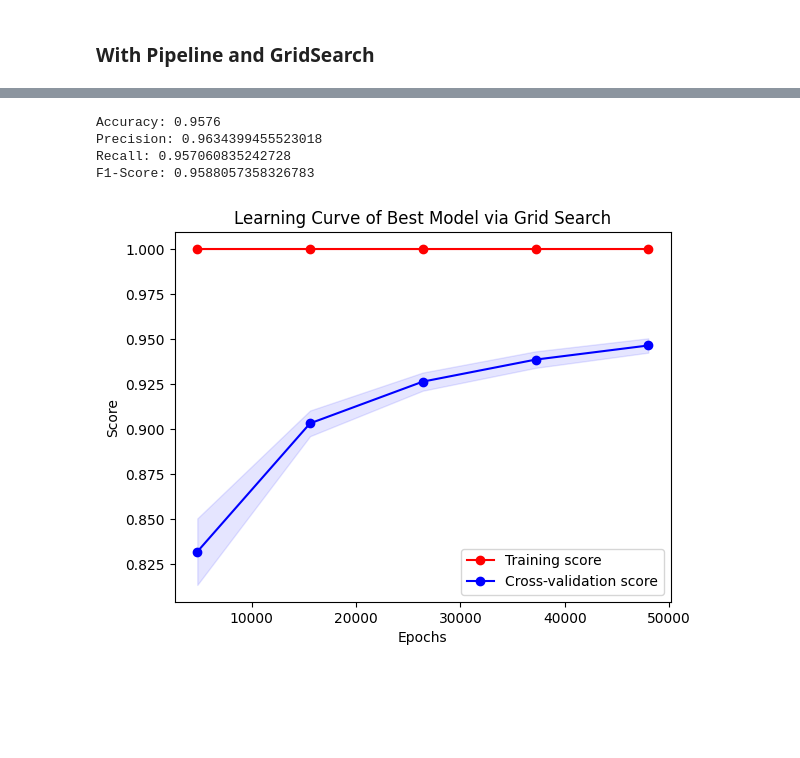
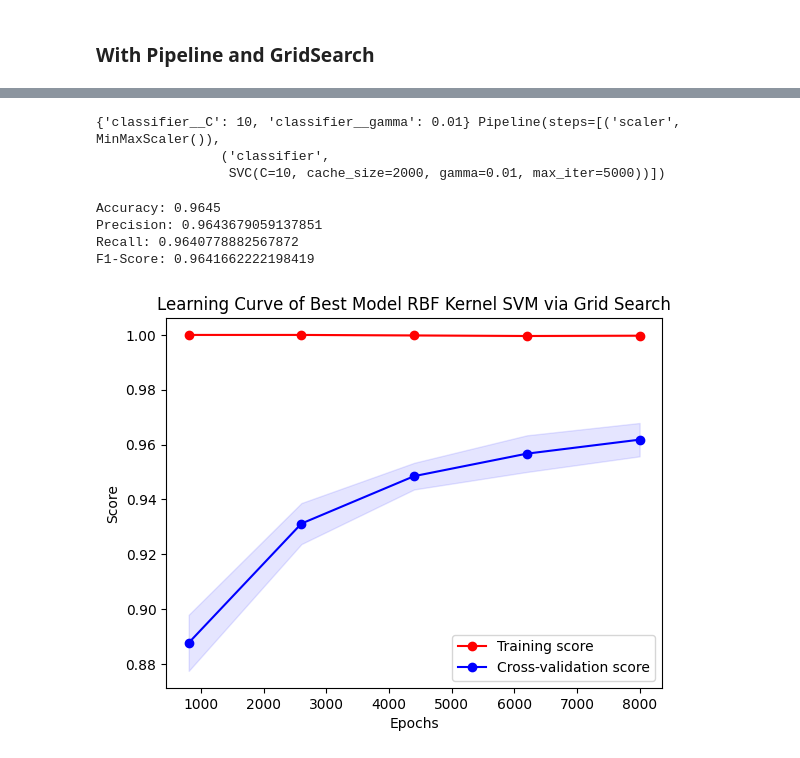
Before and after one commit to EZRA-DVLPR/MachineLearning-Comp542, a Jupyter notebook: assignment3/assignment3.ipynb, the cells around one changed output, grey strips where cells are left out. Drawn from its saved outputs; the diff is of its cells as text; code cells hidden in the pictures; blank space fills up the shorter version.

```diff
--- a/assignment3/assignment3.ipynb
+++ b/assignment3/assignment3.ipynb
@@ -264,0 +398,13 @@ print(bestC, bestModel)
+# %%
+#reload the xTrain/test and yTrain/test for RBF kernel
+(xTrain, yTrain), (xTest, yTest) = mnist.load_data()
+
+#subset each for the first 10,000 data points (they should all match)
+xTrainSubset = xTrain[0:10000]
+xTestSubset = xTest[0:10000]
+yTrainSubset = yTrain[0:10000]
+yTestSubset = yTest[0:10000]
+
+#reshape for model creation
+xTrainSubset = xTrainSubset.reshape((len(xTrainSubset), -1))
+xTestSubset = xTestSubset.reshape((len(xTestSubset), -1))
@@ -264,0 +426,6 @@ print(bestC, bestModel)
+# %%
+RBFModel10k = svm.SVC(kernel = 'rbf', max_iter = 5000)
+
+RBFModel10k.fit(xTrainSubset, yTrainSubset)
+
+#10 second runtime
@@ -265,48 +493,60 @@ print(bestC, bestModel)
+# %%
+#display best C & gamma found, as well as the Model
+bestCGRBF10k = gridSRBF10k.best_params_
+bestModelRBF10k = gridSRBF10k.best_estimator_
+
+print(bestCGRBF10k, bestModelRBF10k)
+# %% [output]
+{'classifier__C': 10, 'classifier__gamma': 0.01} Pipeline(steps=[('scaler', MinMaxScaler()),
+                ('classifier',
+                 SVC(C=10, cache_size=2000, gamma=0.01, max_iter=5000))])
 # %%
 #find y_pred and predict against test set
-new_y_pred = bestModel.predict(x_test)
+newYPredRBF10k = bestModelRBF10k.predict(xTestSubset)
 
-print("Accuracy:", metrics.accuracy_score(y_test, new_y_pred))
-print("Precision:", metrics.precision_score(y_test, new_y_pred, average = 'macro'))
-print("Recall:", metrics.recall_score(y_test, new_y_pred, average = 'macro'))
-print("F1-Score:", metrics.f1_score(y_test, new_y_pred, average = 'macro'))
+print("Accuracy:", metrics.accuracy_score(yTestSubset, newYPredRBF10k))
+print("Precision:", metrics.precision_score(yTestSubset, newYPredRBF10k, average = 'macro'))
+print("Recall:", metrics.recall_score(yTestSubset, newYPredRBF10k, average = 'macro'))
+print("F1-Score:", metrics.f1_score(yTestSubset, newYPredRBF10k, average = 'macro'))
 
 #Notice that this new model yields higher evalution metric values
+
+#15 second runtime
 # %% [output]
-Accuracy: 0.9576
-Precision: 0.9634399455523018
-Recall: 0.957060835242728
-F1-Score: 0.9588057358326783
+Accuracy: 0.9645
+Precision: 0.9643679059137851
+Recall: 0.9640778882567872
+F1-Score: 0.9641662222198419
 # %%
 #plot for over/underfitting
 
 #obtain vals for plotting
-train_sizes, train_scores, test_scores = learning_curve(bestModel, x_train, y_train, cv=5, n_jobs=-1)
+trainSizes, trainScores, testScores = learning_curve(bestModelRBF10k, xTrainSubset, yTrainSubset, cv = 5, n_jobs = -1)
 
 #calculate Mean and Std for plotting on both train and test scores
-trainMean = np.mean(train_scores, axis=1)
-trainStd = np.std(train_scores, axis=1)
-testMean = np.mean(test_scores, axis=1)
-testStd = np.std(test_scores, axis=1)
+trainMean = np.mean(trainScores, axis=1)
+trainStd = np.std(trainScores, axis=1)
+testMean = np.mean(testScores, axis=1)
+testStd = np.std(testScores, axis=1)
 
 #plot the avg (line + points) and std (shaded regions around lines)
 
 #labels
 plt.figure()
 plt.title("Learning Curve of Best Model RBF Kernel SVM via Grid Search")
 plt.xlabel("Epochs")
 plt.ylabel("Score")
 
 #shaded regions
-plt.fill_between(train_sizes, trainMean - trainStd, trainMean + trainStd, alpha=0.1, color="r")
-plt.fill_between(train_sizes, testMean - testStd, testMean + testStd, alpha=0.1, color="b")
+plt.fill_between(trainSizes, trainMean - trainStd, trainMean + trainStd, alpha=0.1, color="r")
+plt.fill_between(trainSizes, testMean - testStd, testMean + testStd, alpha=0.1, color="b")
 
 #lines
-plt.plot(train_sizes, trainMean, 'o-', color="r", label="Training score")
-plt.plot(train_sizes, testMean, 'o-', color="b", label="Cross-validation score")
-plt.legend(loc="best")
+plt.plot(trainSizes, trainMean, 'o-', color = "r", label = "Training score")
+plt.plot(trainSizes, testMean, 'o-', color = "b", label = "Cross-validation score")
+plt.legend(loc = "best")
 plt.show()
 
 #Seems to be overfitting, so I've made changes to gamma, cache size, and C to reduce overfitting
 # %% [output]
-[figure, old version]
+[figure, new version]
```
Also changed, not shown: parts of 38 cells of this notebook.
